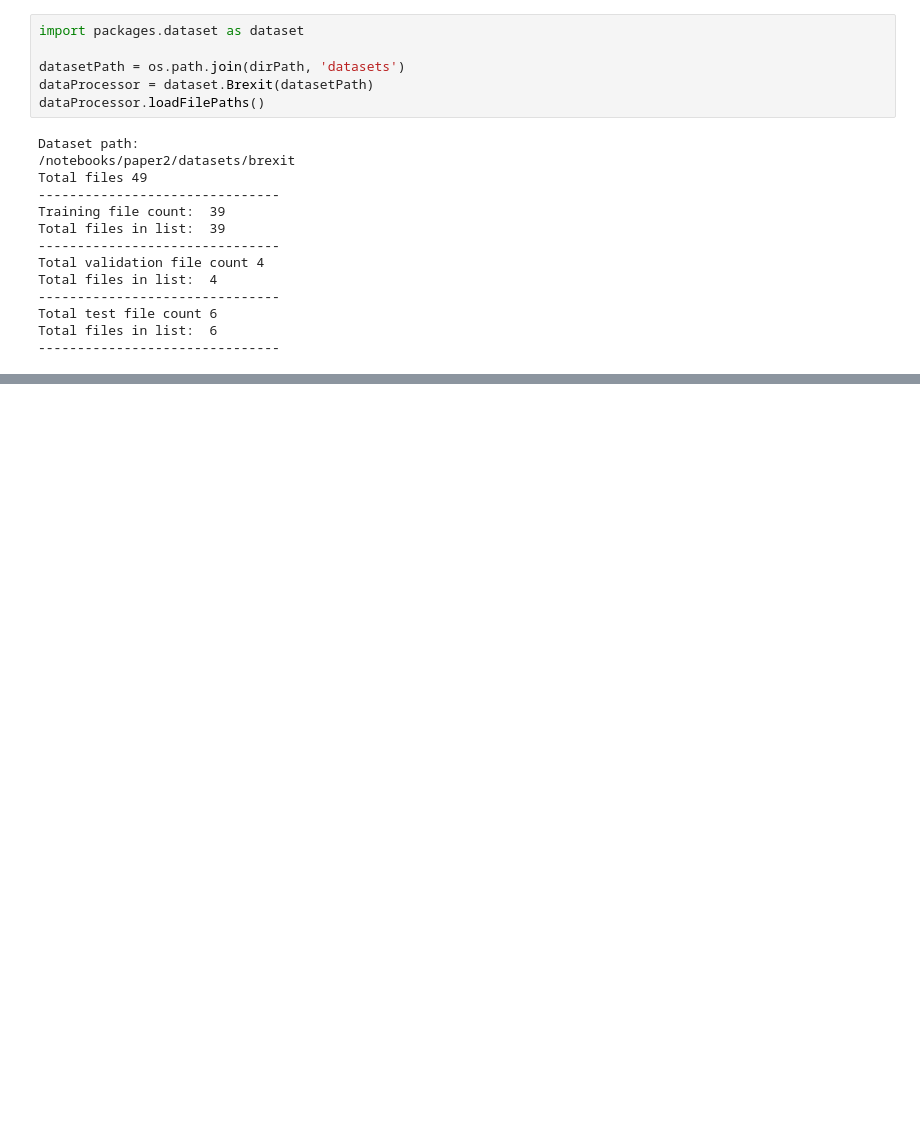
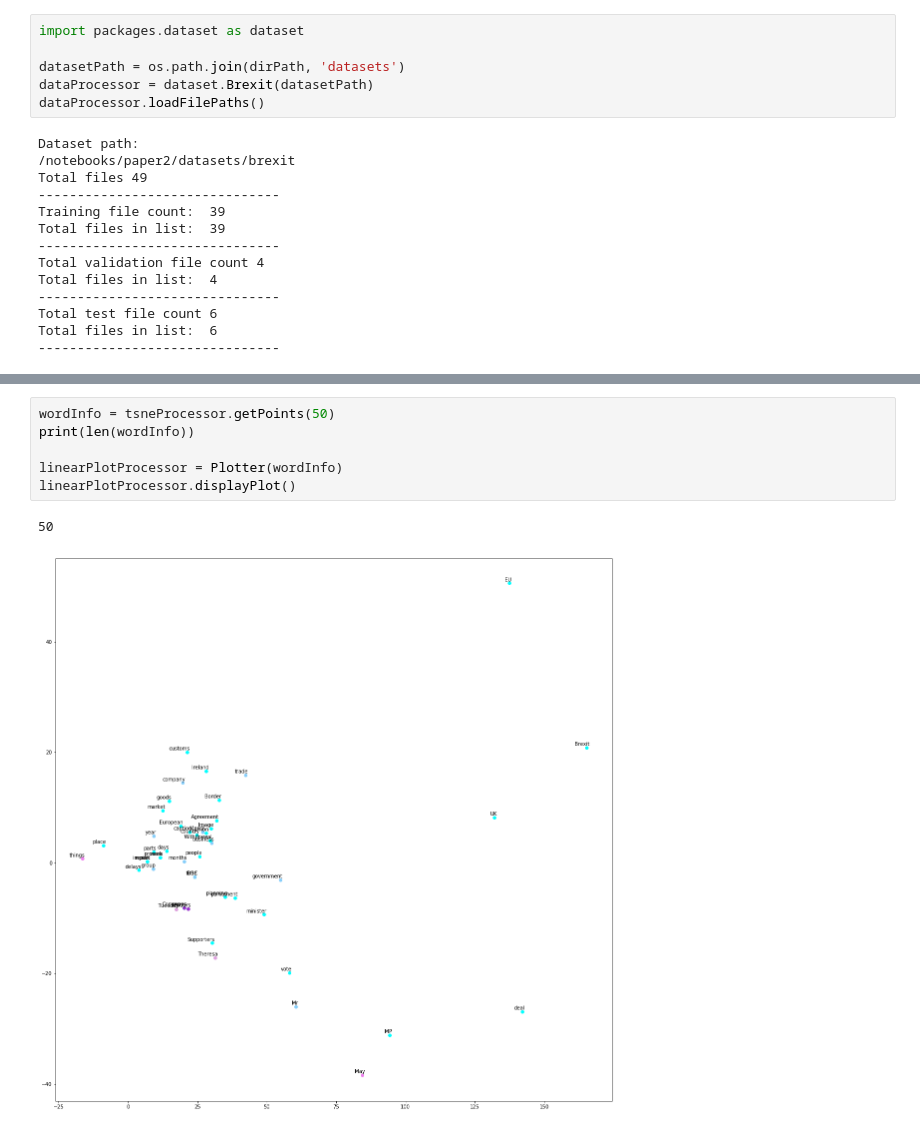
Before and after one commit to kahf-sami/Prototype-Analyzer, a Jupyter notebook: notebooks/paper2/GC.ipynb, the cells around one changed output, grey strips where cells are left out. Saved outputs shown, nothing was run; the diff lists cells and outputs as text; blank space fills up the shorter version.

```diff
--- a/notebooks/paper2/GC.ipynb
+++ b/notebooks/paper2/GC.ipynb
@@ -61,0 +112,9 @@ ldaProcessor.train()
+# %%
+wordInfo = tsneProcessor.getPoints(50)
+print(len(wordInfo))
+
+linearPlotProcessor = Plotter(wordInfo)
+linearPlotProcessor.displayPlot()
+# %% [output]
+50
+[figure, added]
```
Also changed, not shown: parts of 6 cells of this notebook, 20 other files.
